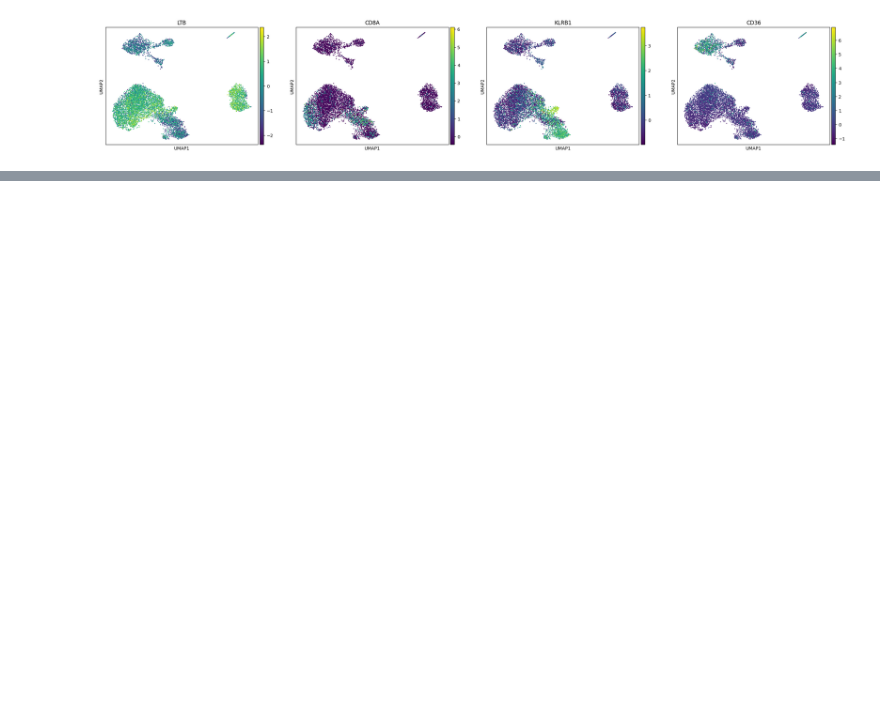
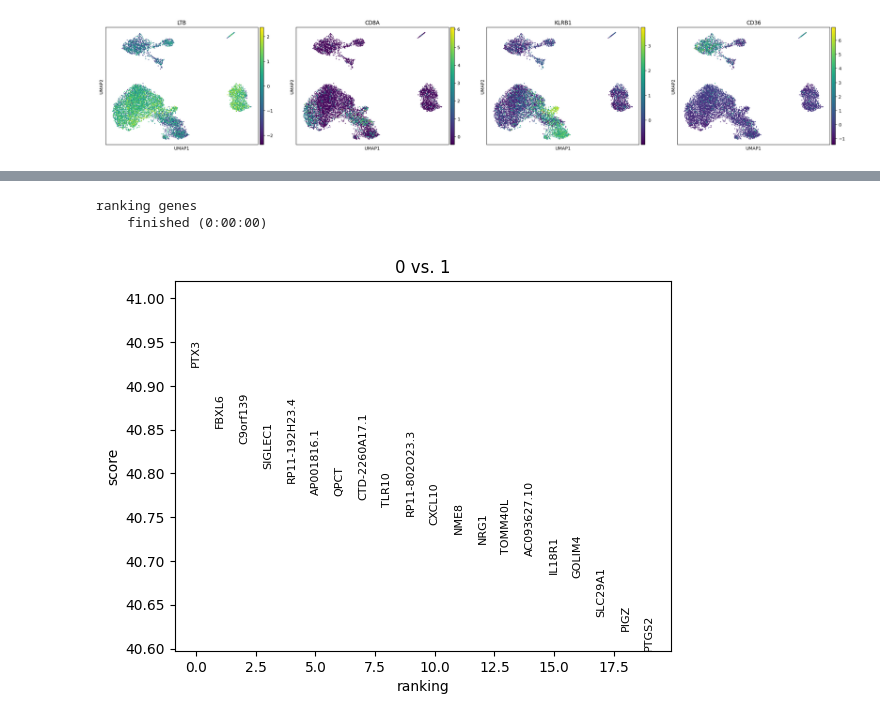
Before and after one commit to meyer-lab/bi-cytok, a Jupyter notebook: HelenPractice.ipynb, the cells around one changed output, grey strips where cells are left out. Cells and saved outputs as stored; diff of their text form; code cells hidden in the pictures; blank space fills up the shorter version.

```diff
--- a/HelenPractice.ipynb
+++ b/HelenPractice.ipynb
@@ -158,0 +171,17 @@ ImportError: Please install the leiden algorithm: `conda install -c conda-forge
+# %%
+pd.DataFrame(X_ctrl.uns["rank_genes_groups"]["names"]).head(5)
+result = X_ctrl.uns["rank_genes_groups"]
+groups = result["names"].dtype.names
+pd.DataFrame(
+    {
+        group + "_" + key[:1]: result[key][group]
+        for group in groups
+        for key in ["names", "pvals"]
+    }
+).head(5)
+sc.tl.rank_genes_groups(X_ctrl, "leiden", groups=["0"], reference="1", method="wilcoxon")
+sc.pl.rank_genes_groups(X_ctrl, groups=["0"], n_genes=20)
+# %% [output]
+ranking genes
+    finished (0:00:00)
+[figure, added]
```
Also changed, not shown: parts of 4 cells of this notebook.
